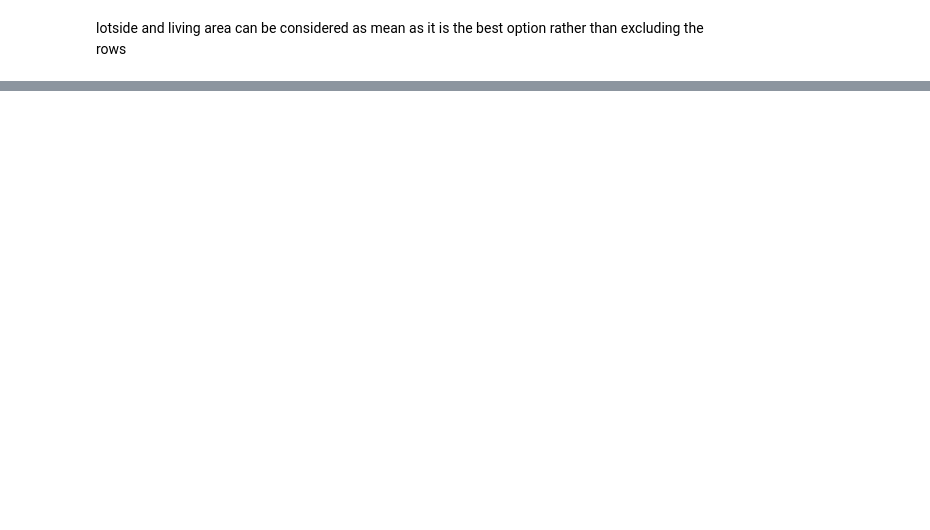
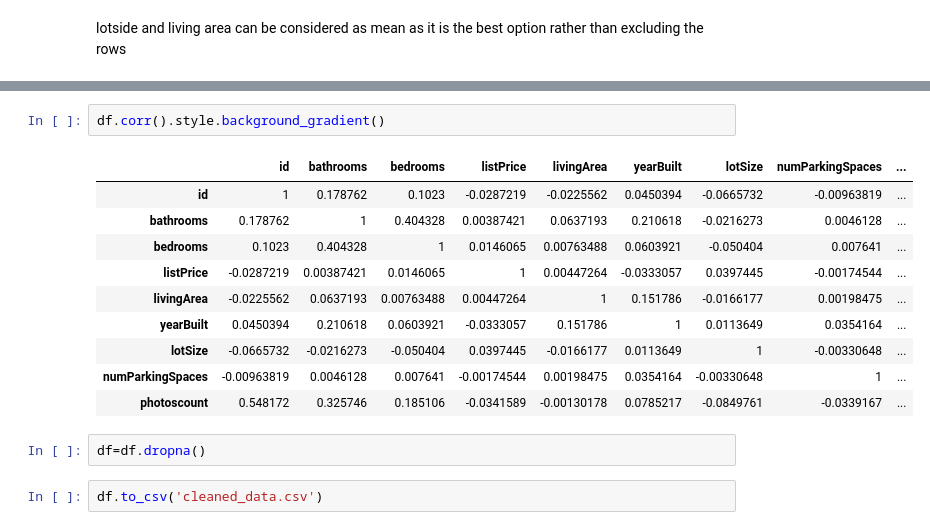
Before and after one commit to akarshsomani/nobbas, a Jupyter notebook: 1)data exploring.ipynb, the cells around one changed output, grey strips where cells are left out. Saved outputs shown, nothing was run; the diff lists cells and outputs as text; blank space fills up the shorter version.

```diff
--- a/1)data exploring.ipynb
+++ b/1)data exploring.ipynb
@@ -425,0 +484,17 @@ df['livingArea'].fillna(df.livingArea.mean,inplace=True)
+# %%
+df.corr().style.background_gradient()
+# %% [output]
+|  | id | bathrooms | bedrooms | listPrice | livingArea | yearBuilt | lotSize | numParkingSpaces | ... |
+| id | 1 | 0.178762 | 0.1023 | -0.0287219 | -0.0225562 | 0.0450394 | -0.0665732 | -0.00963819 | ... |
+| bathrooms | 0.178762 | 1 | 0.404328 | 0.00387421 | 0.0637193 | 0.210618 | -0.0216273 | 0.0046128 | ... |
+| bedrooms | 0.1023 | 0.404328 | 1 | 0.0146065 | 0.00763488 | 0.0603921 | -0.050404 | 0.007641 | ... |
+| listPrice | -0.0287219 | 0.00387421 | 0.0146065 | 1 | 0.00447264 | -0.0333057 | 0.0397445 | -0.00174544 | ... |
+| livingArea | -0.0225562 | 0.0637193 | 0.00763488 | 0.00447264 | 1 | 0.151786 | -0.0166177 | 0.00198475 | ... |
+| yearBuilt | 0.0450394 | 0.210618 | 0.0603921 | -0.0333057 | 0.151786 | 1 | 0.0113649 | 0.0354164 | ... |
+| lotSize | -0.0665732 | -0.0216273 | -0.050404 | 0.0397445 | -0.0166177 | 0.0113649 | 1 | -0.00330648 | ... |
+| numParkingSpaces | -0.00963819 | 0.0046128 | 0.007641 | -0.00174544 | 0.00198475 | 0.0354164 | -0.00330648 | 1 | ... |
+| photoscount | 0.548172 | 0.325746 | 0.185106 | -0.0341589 | -0.00130178 | 0.0785217 | -0.0849761 | -0.0339167 | ... |
+# %%
+df=df.dropna()
+# %%
+df.to_csv('cleaned_data.csv')
```
Also changed, not shown: parts of 15 cells of this notebook, 2 other files.
